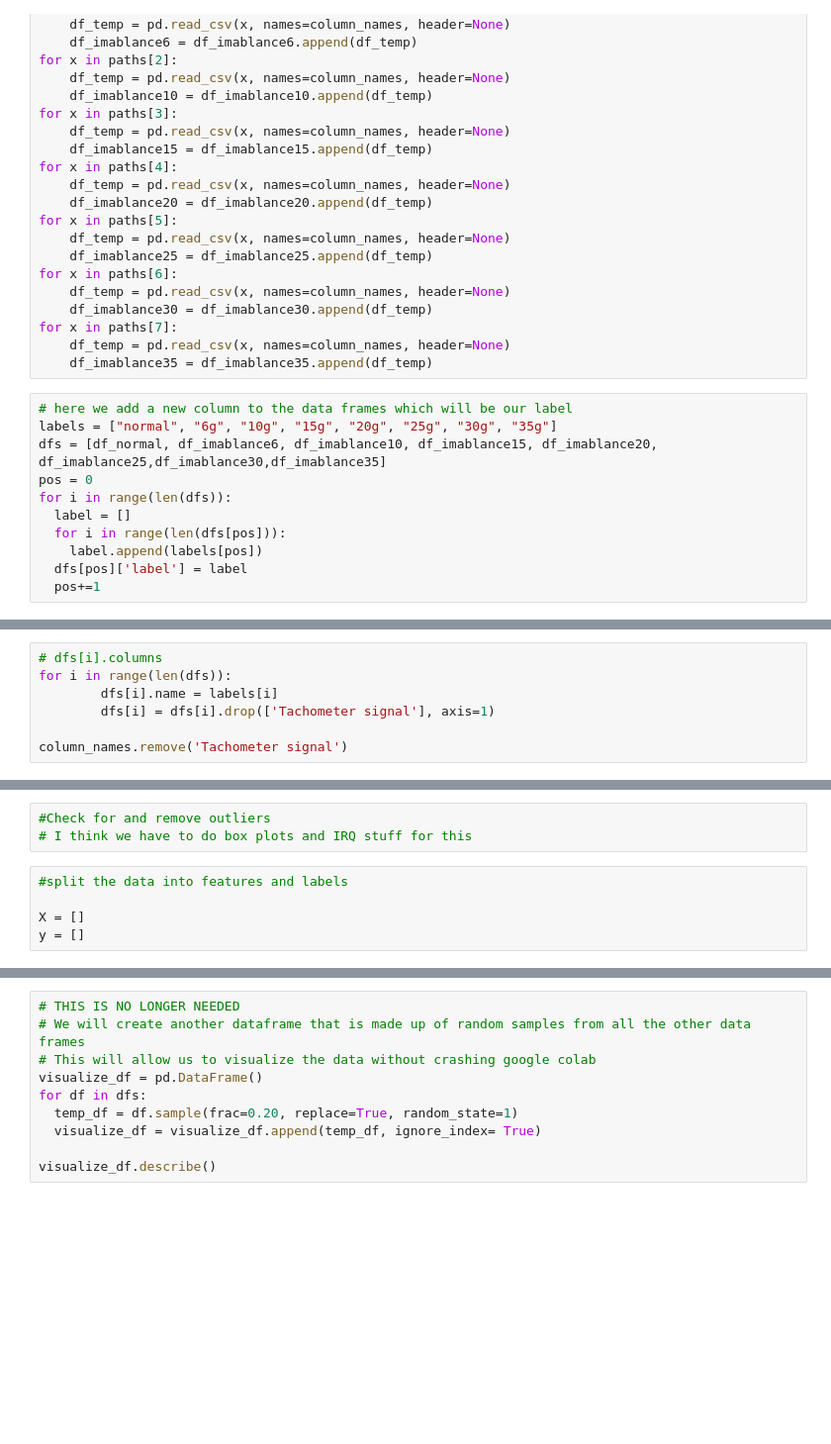
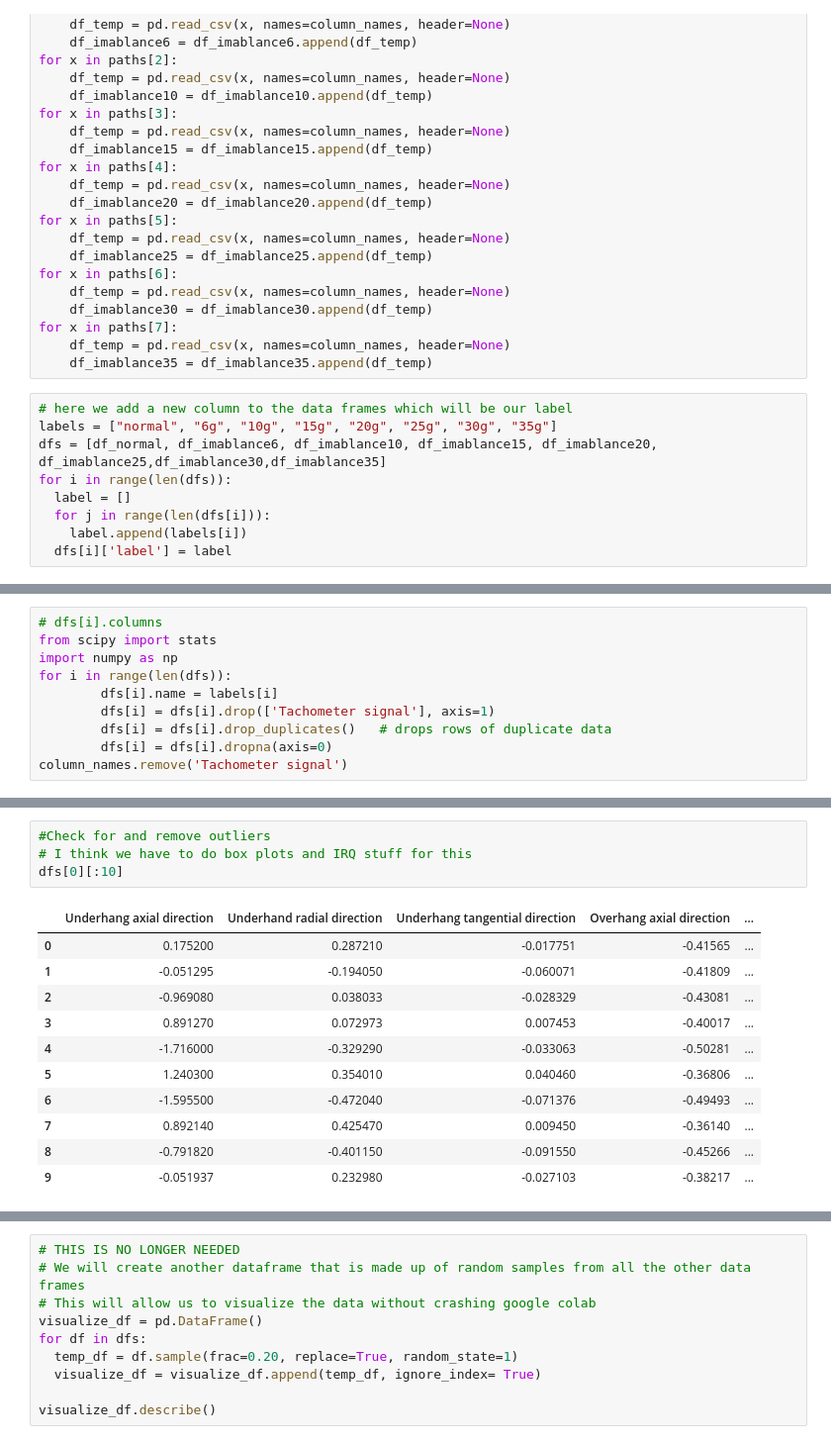
Before and after one commit to VincentLombardi/SMRTTECH-4AI3---FInal-Project, a Jupyter notebook: modeling.ipynb, the cells around one changed output, grey strips where cells are left out. Shown at 99% size. Cells and saved outputs as stored; diff of their text form; blank space fills up the shorter version.

```diff
--- a/modeling.ipynb
+++ b/modeling.ipynb
@@ -88,10 +88,8 @@ for x in paths[7]:
 # here we add a new column to the data frames which will be our label
 labels = ["normal", "6g", "10g", "15g", "20g", "25g", "30g", "35g"]
 dfs = [df_normal, df_imablance6, df_imablance10, df_imablance15, df_imablance20, df_imablance25,df_imablance30,df_imablance35]
-pos = 0
 for i in range(len(dfs)):
   label = []
-  for i in range(len(dfs[pos])):
-    label.append(labels[pos])
-  dfs[pos]['label'] = label
-  pos+=1
+  for j in range(len(dfs[i])):
+    label.append(labels[i])
+  dfs[i]['label'] = label
@@ -98,7 +108,10 @@ for i in range(len(dfs)):
 # %%
 # dfs[i].columns
+from scipy import stats
+import numpy as np
 for i in range(len(dfs)):
         dfs[i].name = labels[i]
         dfs[i] = dfs[i].drop(['Tachometer signal'], axis=1)
-
+        dfs[i] = dfs[i].drop_duplicates()   # drops rows of duplicate data
+        dfs[i] = dfs[i].dropna(axis=0)
 column_names.remove('Tachometer signal')
@@ -186,8 +130,16 @@ for i in range(len(pre_processing_data)):
 # %%
 #Check for and remove outliers
 # I think we have to do box plots and IRQ stuff for this
+dfs[0][:10]
+# %% [output]
+|  | Underhang axial direction | Underhand radial direction | Underhang tangential direction | Overhang axial direction | ... |
+| 0 | 0.175200 | 0.287210 | -0.017751 | -0.41565 | ... |
+| 1 | -0.051295 | -0.194050 | -0.060071 | -0.41809 | ... |
+| 2 | -0.969080 | 0.038033 | -0.028329 | -0.43081 | ... |
+| 3 | 0.891270 | 0.072973 | 0.007453 | -0.40017 | ... |
+| 4 | -1.716000 | -0.329290 | -0.033063 | -0.50281 | ... |
+| 5 | 1.240300 | 0.354010 | 0.040460 | -0.36806 | ... |
+| 6 | -1.595500 | -0.472040 | -0.071376 | -0.49493 | ... |
+| 7 | 0.892140 | 0.425470 | 0.009450 | -0.36140 | ... |
+| 8 | -0.791820 | -0.401150 | -0.091550 | -0.45266 | ... |
+| 9 | -0.051937 | 0.232980 | -0.027103 | -0.38217 | ... |
-# %%
-#split the data into features and labels
-
-X = []
-y = []
```
Also changed, not shown: parts of 12 cells of this notebook.
